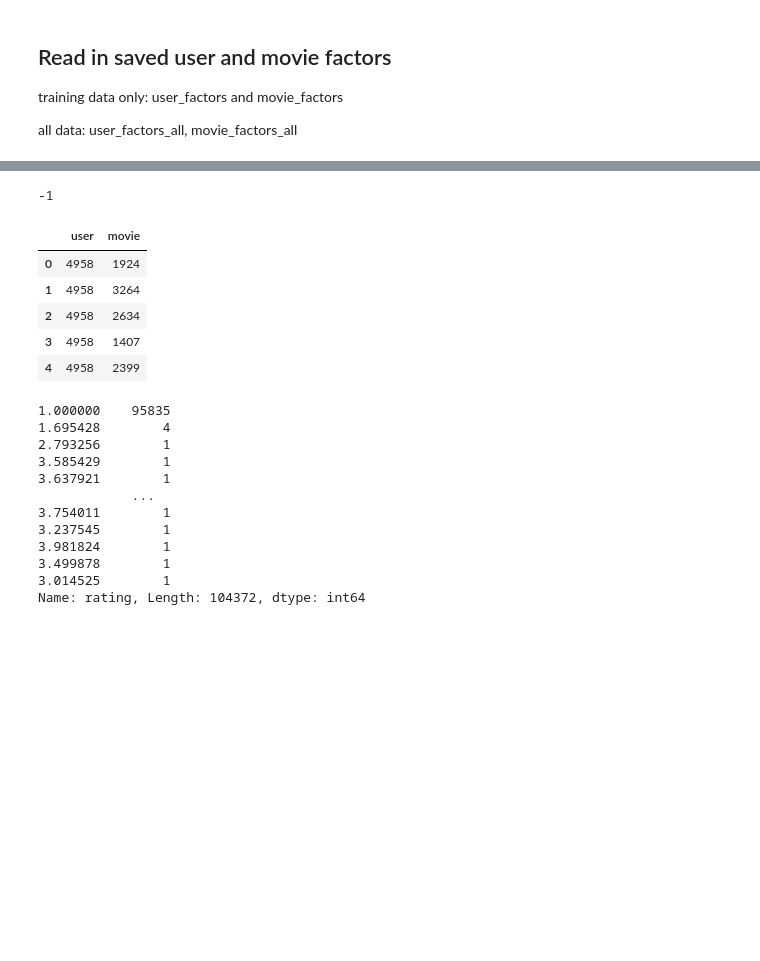
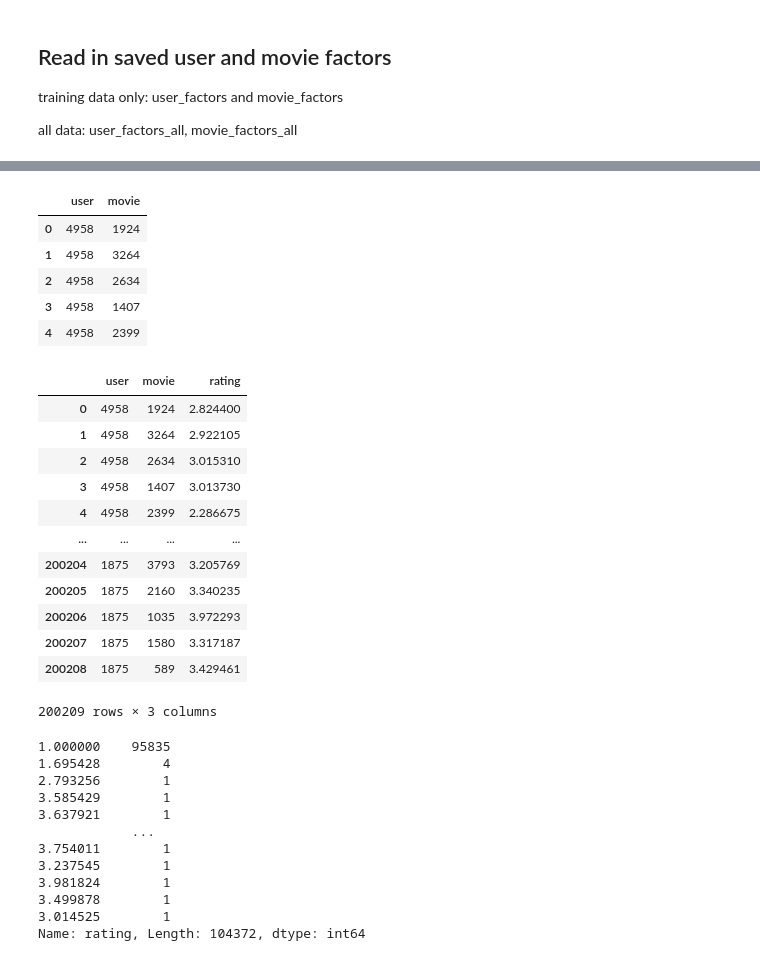
Before and after one commit to mkpetterson/recommender_study, a Jupyter notebook: maureen.ipynb, the cells around one changed output, grey strips where cells are left out. Cells and saved outputs as stored; diff of their text form; code cells hidden in the pictures; blank space fills up the shorter version.

```diff
--- a/maureen.ipynb
+++ b/maureen.ipynb
@@ -137,8 +144,11 @@ only showing top 5 rows
 |    max|              6040|              3952|                5|         5.4655166|
 +-------+------------------+------------------+-----------------+------------------+
 # %%
-# user_factors_df = recommender.userFactors.toPandas()
-# movie_factors_df = recommender.itemFactors.toPandas()
+user_factors_df = recommender.userFactors.toPandas()
+movie_factors_df = recommender.itemFactors.toPandas()
+
+user_factors_df = user_factors_df.set_index('id')
+movie_factors_df = movie_factors_df.set_index('id')
 
 # user_factors_df.to_csv('data/user_factors_all.csv')
 # movie_factors_df.to_csv('data/movie_factors_all.csv')
@@ -148,22 +176,21 @@ training data only: user_factors and movie_factors
 
 all data: user_factors_all, movie_factors_all
 # %%
-user_factors_df = pd.read_csv('data/user_factors_all.csv', index_col='id')
-movie_factors_df = pd.read_csv('data/movie_factors_all.csv', index_col='id')
+# user_factors_df = pd.read_csv('data/user_factors_all.csv', index_col='id')
+# movie_factors_df = pd.read_csv('data/movie_factors_all.csv', index_col='id')
 # %%
-def predicted_rating(user_id, movie_id):
+def predicted_rating(df_user, df_movies, user_id, movie_id):
     try:
         # Get features from df and turn from string into list
-        u_features = literal_eval(user_factors_df.loc[user_id, 'features'])
-        user = np.array(u_features)
+        user = np.array(df_user.loc[user_id, 'features'])
     except:
         user = find_similar_users(user_id)
 
     try:
-        i_features = literal_eval(movie_factors_df.loc[movie_id, 'features'])
-        item = np.array(i_features)
+        item = np.array(df_movies.loc[movie_id, 'features'])
     except:
         item = find_similar_items(movie_id)
+
 
     if user.shape == item.shape:
         return np.dot(np.array(user), np.array(item))
@@ -222,10 +250,8 @@ u2, m2
   0.0])
 # %%
 test_request = requests_df.copy()
-print(predicted_rating(398, 1086))
 test_request.head()
 # %% [output]
--1
 |  | user | movie |
 | 0 | 4958 | 1924 |
 | 1 | 4958 | 3264 |
@@ -234,8 +260,26 @@ test_request.head()
 | 4 | 4958 | 2399 |
 # %%
 # Get predicted ratings
-test_request['rating'] = test_request.apply(lambda x: predicted_rating(x['user'],
+test_request['rating'] = test_request.apply(lambda x: predicted_rating(user_factors_df,
+                                                                       movie_factors_df,
+                                                                       x['user'],
                                                                        x['movie']), axis=1)
+# %%
+test_request
+# %% [output]
+|  | user | movie | rating |
+| 0 | 4958 | 1924 | 2.824400 |
+| 1 | 4958 | 3264 | 2.922105 |
+| 2 | 4958 | 2634 | 3.015310 |
+| 3 | 4958 | 1407 | 3.013730 |
+| 4 | 4958 | 2399 | 2.286675 |
+| ... | ... | ... | ... |
+| 200204 | 1875 | 3793 | 3.205769 |
+| 200205 | 1875 | 2160 | 3.340235 |
+| 200206 | 1875 | 1035 | 3.972293 |
+| 200207 | 1875 | 1580 | 3.317187 |
+| 200208 | 1875 | 589 | 3.429461 |
+200209 rows × 3 columns
 # %%
 # Fix out of bounds ratings
 test_request.loc[test_request['rating']<1, 'rating'] = 1
```
Also changed, not shown: parts of 8 cells of this notebook.
